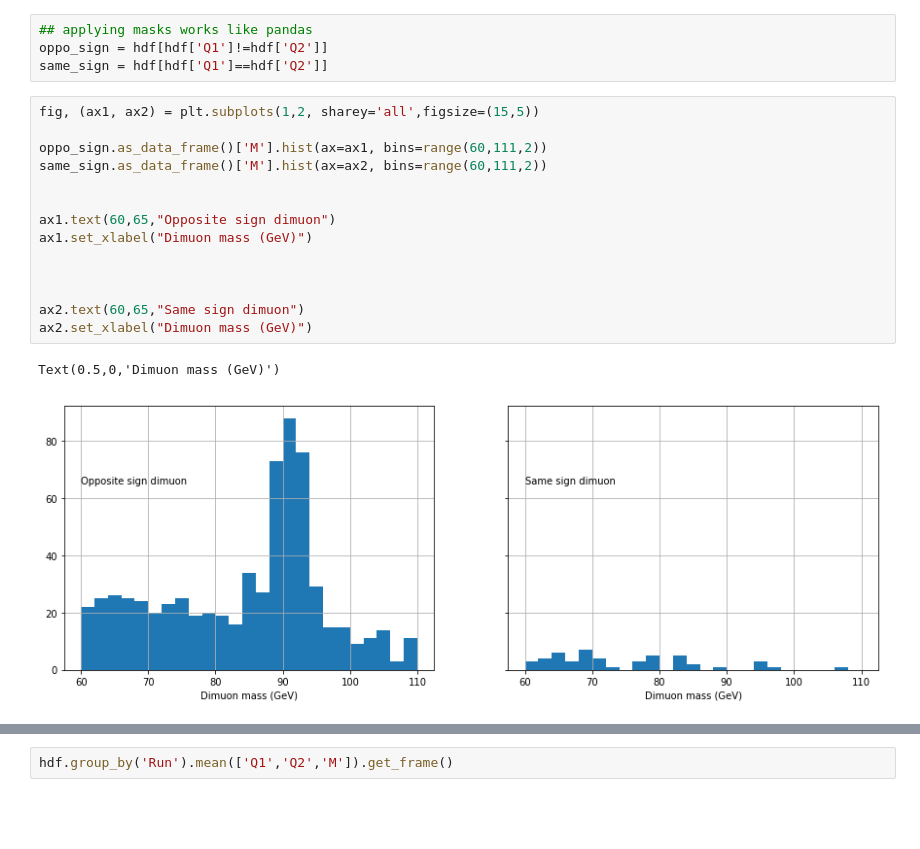
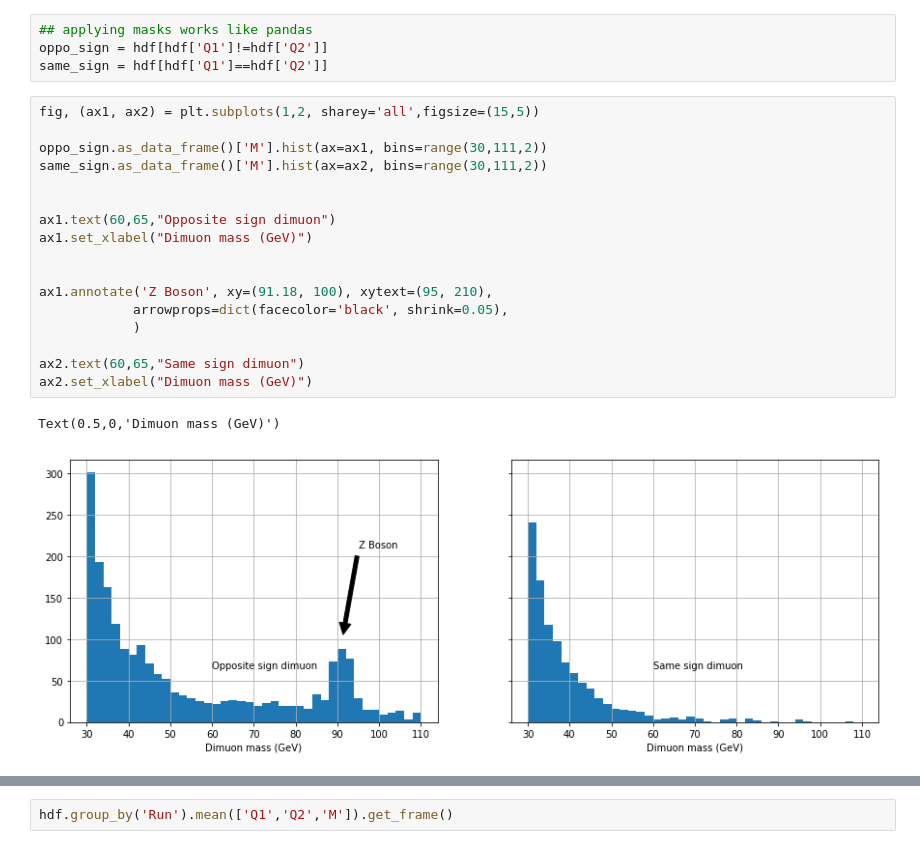
Before and after one commit to retimadangol/tutorials, a Jupyter notebook: H2O-overview.ipynb, the cells around one changed output, grey strips where cells are left out. Drawn from its saved outputs; the diff is of its cells as text; blank space fills up the shorter version.

```diff
--- a/H2O-overview.ipynb
+++ b/H2O-overview.ipynb
@@ -210,17 +212,20 @@ same_sign = hdf[hdf['Q1']==hdf['Q2']]
 # %%
 fig, (ax1, ax2) = plt.subplots(1,2, sharey='all',figsize=(15,5))
 
-oppo_sign.as_data_frame()['M'].hist(ax=ax1, bins=range(60,111,2))
-same_sign.as_data_frame()['M'].hist(ax=ax2, bins=range(60,111,2))
+oppo_sign.as_data_frame()['M'].hist(ax=ax1, bins=range(30,111,2))
+same_sign.as_data_frame()['M'].hist(ax=ax2, bins=range(30,111,2))
 
 
 ax1.text(60,65,"Opposite sign dimuon")
 ax1.set_xlabel("Dimuon mass (GeV)")
 
 
+ax1.annotate('Z Boson', xy=(91.18, 100), xytext=(95, 210),
+            arrowprops=dict(facecolor='black', shrink=0.05),
+            )
 
 ax2.text(60,65,"Same sign dimuon")
 ax2.set_xlabel("Dimuon mass (GeV)")
 # %% [output]
 Text(0.5,0,'Dimuon mass (GeV)')
-[figure, old version]
+[figure, new version]
```
Also changed, not shown: parts of 22 cells of this notebook.
